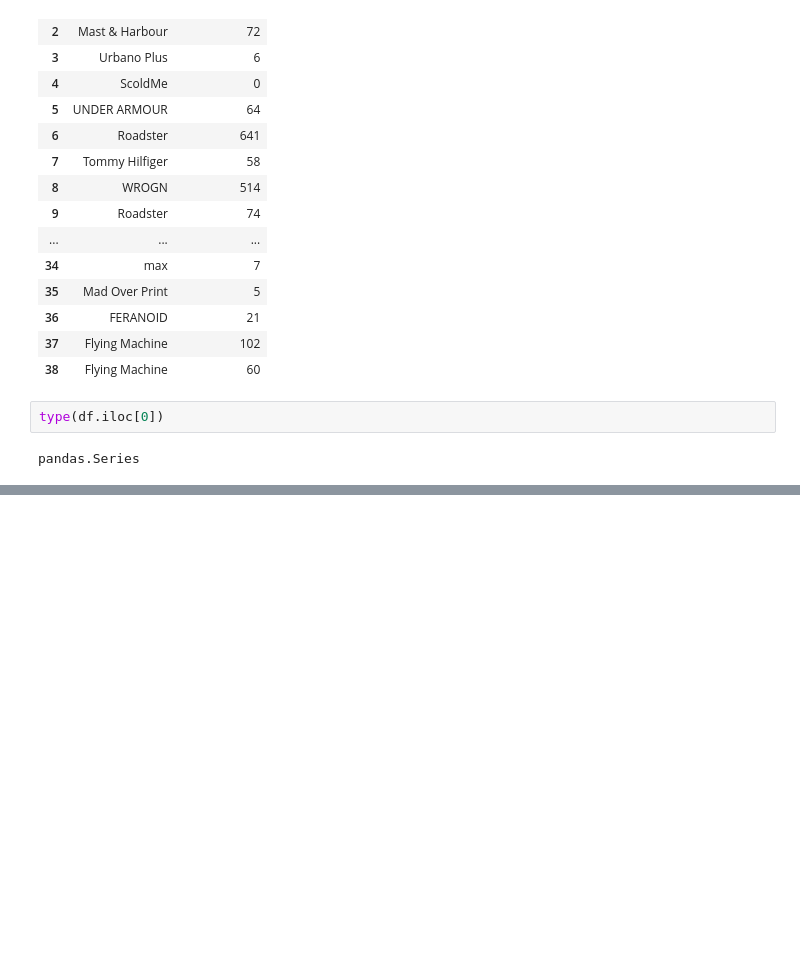
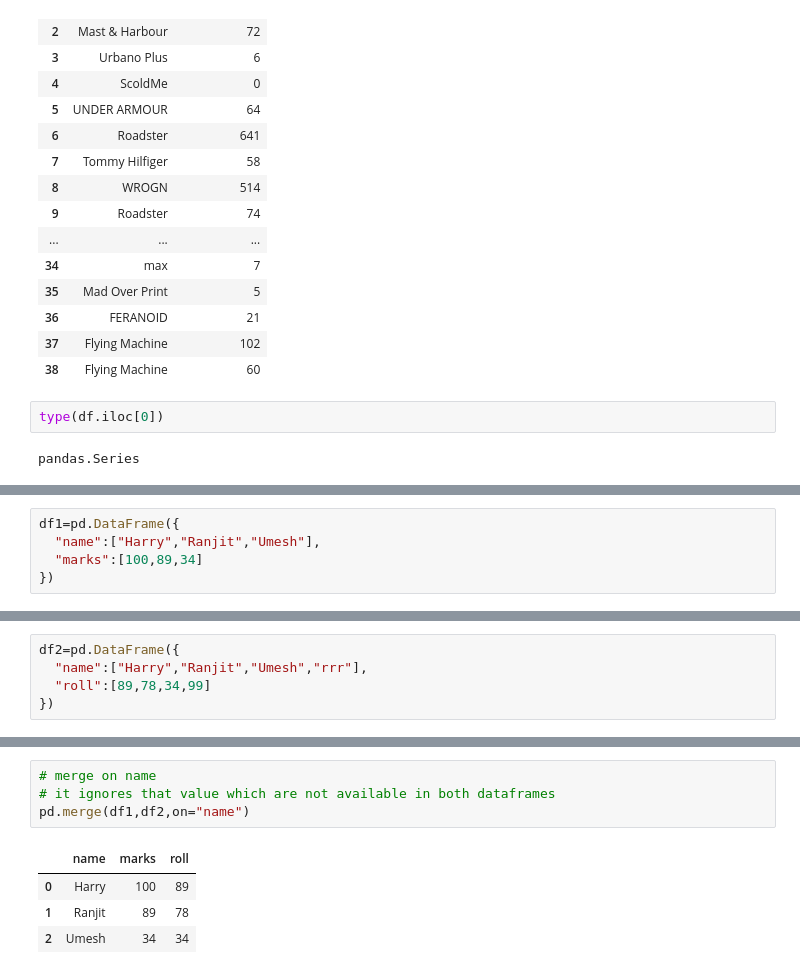
Before and after one commit to developer-ravi-03/Celebal-Technology-Learning, a Jupyter notebook: day-06/pandas.ipynb, the cells around one changed output, grey strips where cells are left out. Saved outputs shown, nothing was run; the diff lists cells and outputs as text; blank space fills up the shorter version.

```diff
--- a/day-06/pandas.ipynb
+++ b/day-06/pandas.ipynb
@@ -156,0 +300,5 @@ pandas.Series
+# %%
+df1=pd.DataFrame({
+  "name":["Harry","Ranjit","Umesh"],
+  "marks":[100,89,34]
+})
@@ -156,0 +312,5 @@ pandas.Series
+# %%
+df2=pd.DataFrame({
+  "name":["Harry","Ranjit","Umesh","rrr"],
+  "roll":[89,78,34,99]
+})
@@ -156,0 +325,9 @@ pandas.Series
+# %%
+# merge on name
+# it ignores that value which are not available in both dataframes
+pd.merge(df1,df2,on="name")
+# %% [output]
+|  | name | marks | roll |
+| 0 | Harry | 100 | 89 |
+| 1 | Ranjit | 89 | 78 |
+| 2 | Umesh | 34 | 34 |
```
Also changed, not shown: parts of 22 cells of this notebook, 2 other files.
